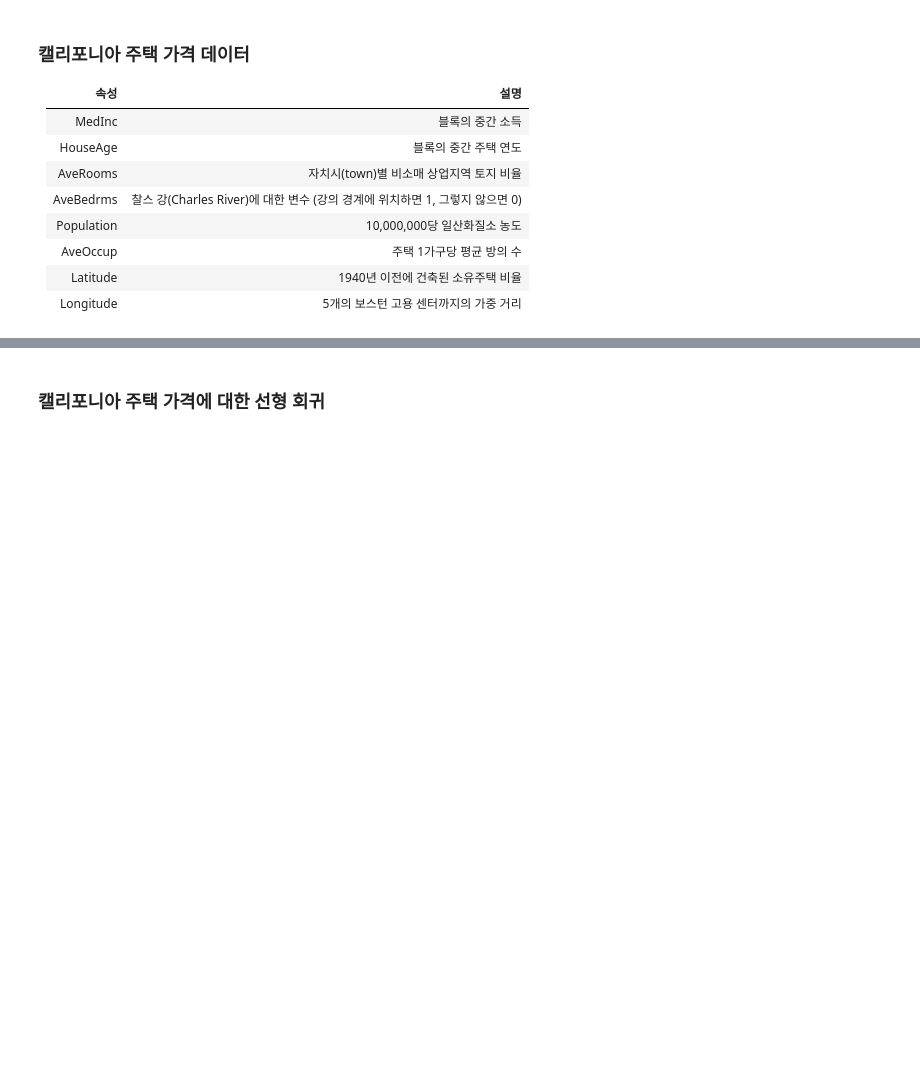
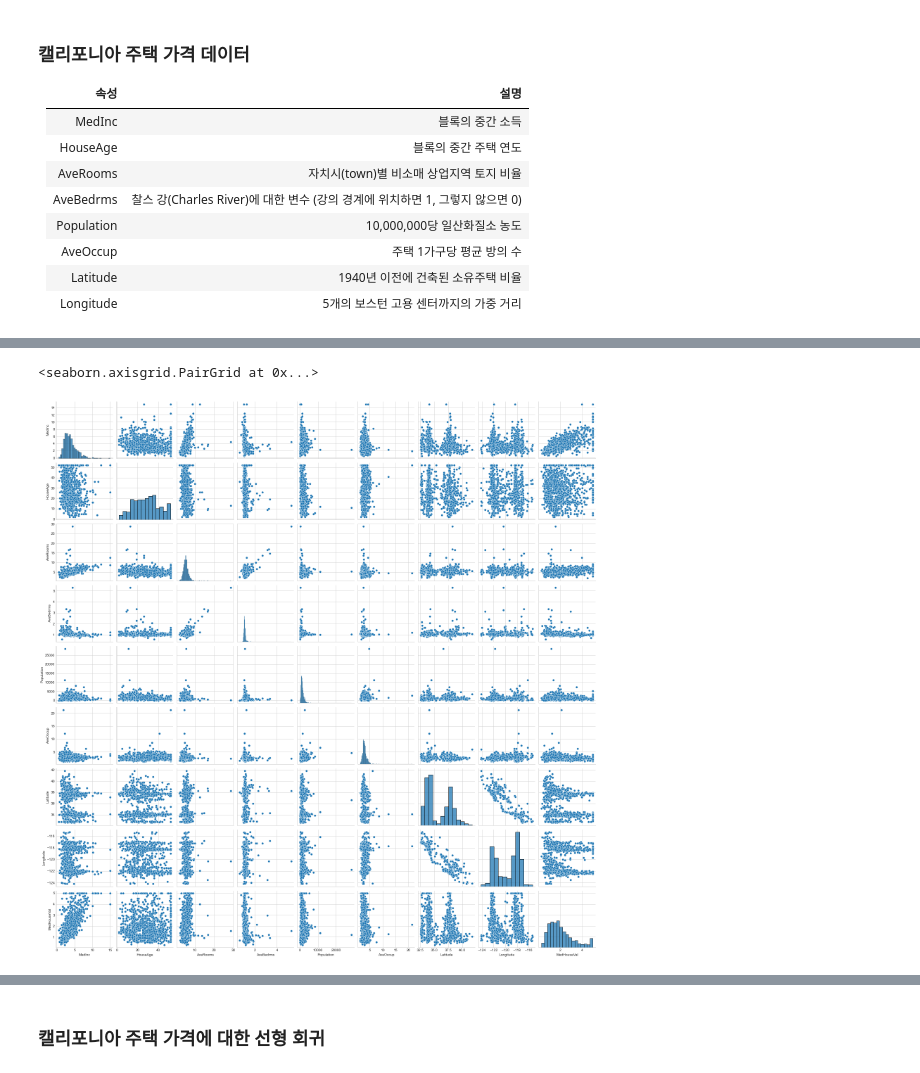
Before and after one commit to fasthill/scikit-learn-study, a Jupyter notebook: 2_선형_모델(Linear_Models).ipynb, the cells around one changed output, grey strips where cells are left out. Drawn from its saved outputs; the diff is of its cells as text; code cells hidden in the pictures; blank space fills up the shorter version.

```diff
--- a/2_선형_모델(Linear_Models).ipynb
+++ b/2_선형_모델(Linear_Models).ipynb
@@ -214,0 +400,5 @@ sns.heatmap(boston_df, annot=True)
+# %%
+sns.pairplot(california_df.sample(1000)) # 1000개만 뽑아서.
+# %% [output]
+<seaborn.axisgrid.PairGrid at 0x...>
+[figure, added]
```
Also changed, not shown: parts of 35 cells of this notebook.
